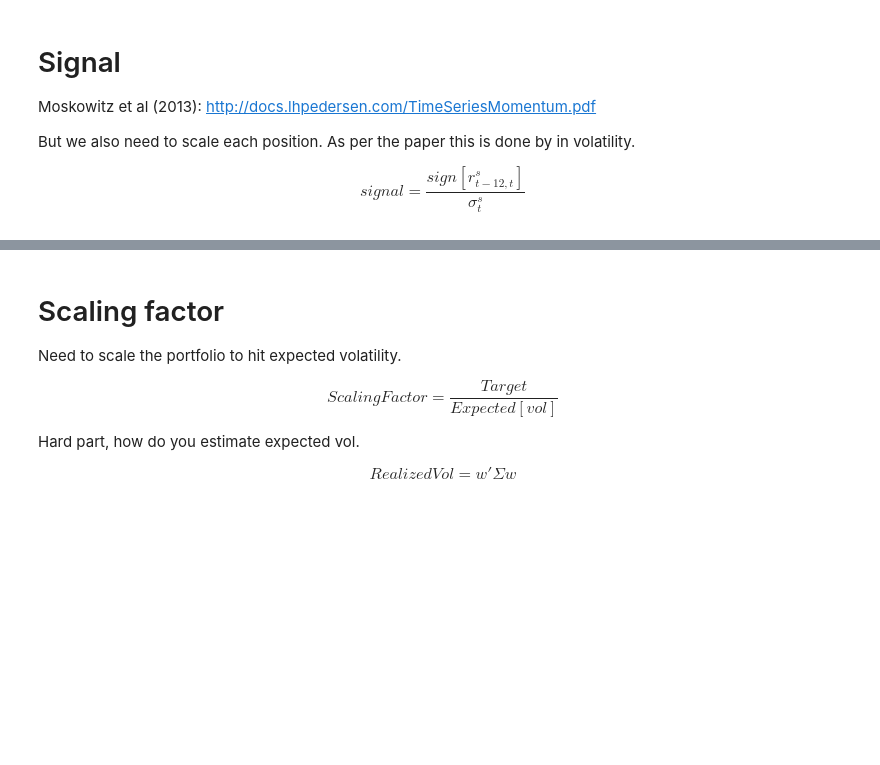
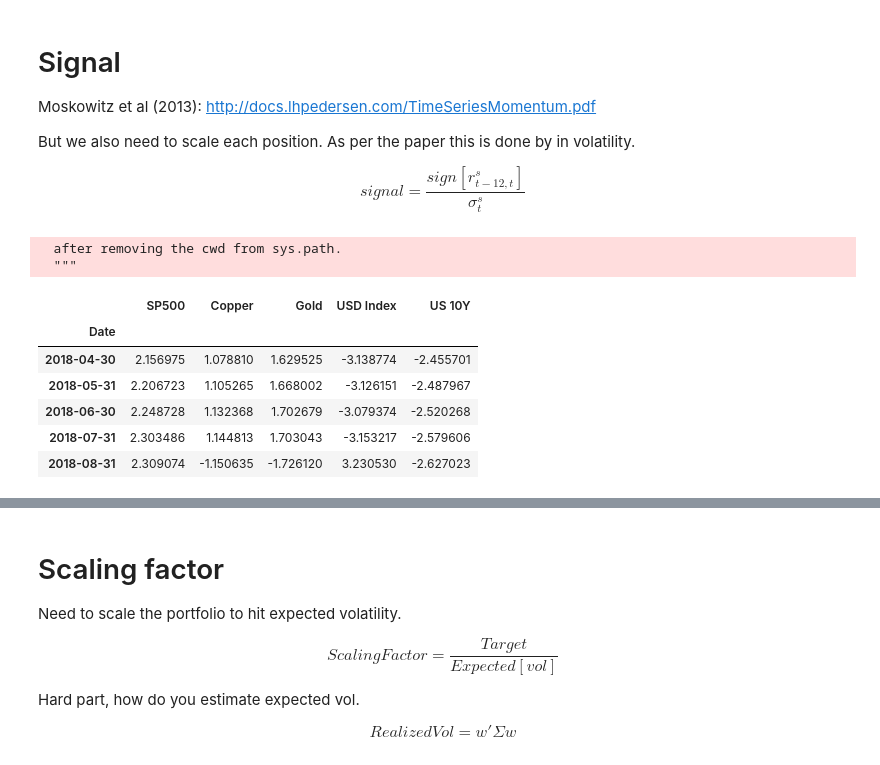
Before and after one commit to mrefermat/quant_finance, a Jupyter notebook: Signal_To_Trading.ipynb, the cells around one changed output, grey strips where cells are left out. Saved outputs shown, nothing was run; the diff lists cells and outputs as text; code cells hidden in the pictures; blank space fills up the shorter version.

```diff
--- a/Signal_To_Trading.ipynb
+++ b/Signal_To_Trading.ipynb
@@ -31,10 +70,13 @@ But we also need to scale each position.  As per the paper this is done by in vo
 
 $$ signal = \frac{sign[r_{t-12,t}^s]}{\sigma_t^s} $$
 # %%
-def tsmom_daily(data,signal_lookback,vol_lookback=20):
-	mul=get_contract_multipliers()[data.columns]
-	vol=pd.ewmstd(data,vol_lookback,min_periods=vol_lookback)*math.sqrt(256)
-	signal=pd.rolling_mean(data,signal_lookback)
-	signal = signal /abs(signal)
-	position=(signal / (vol *mul))
-	return position.shift(1)
+
+vol_lookback=20
+signal_lookback=12
+vol=pd.ewmstd(pct_rtns,vol_lookback,min_periods=vol_lookback)*math.sqrt(256)
+signal=pd.rolling_mean(pct_rtns,signal_lookback)
+signal = signal /abs(signal)
+position=(signal / vol)
+# %% [output]
+  after removing the cwd from sys.path.
+  """
@@ -44,0 +83,10 @@ def calc_pnl_wc(position,data,fee=0.0005):
+# %%
+position.shift()
+# %% [output]
+|  | SP500 | Copper | Gold | USD Index | US 10Y |
+| Date |  |  |  |  |  |
+| 2018-04-30 | 2.156975 | 1.078810 | 1.629525 | -3.138774 | -2.455701 |
+| 2018-05-31 | 2.206723 | 1.105265 | 1.668002 | -3.126151 | -2.487967 |
+| 2018-06-30 | 2.248728 | 1.132368 | 1.702679 | -3.079374 | -2.520268 |
+| 2018-07-31 | 2.303486 | 1.144813 | 1.703043 | -3.153217 | -2.579606 |
+| 2018-08-31 | 2.309074 | -1.150635 | -1.726120 | 3.230530 | -2.627023 |
```
Also changed, not shown: parts of 9 cells of this notebook.
